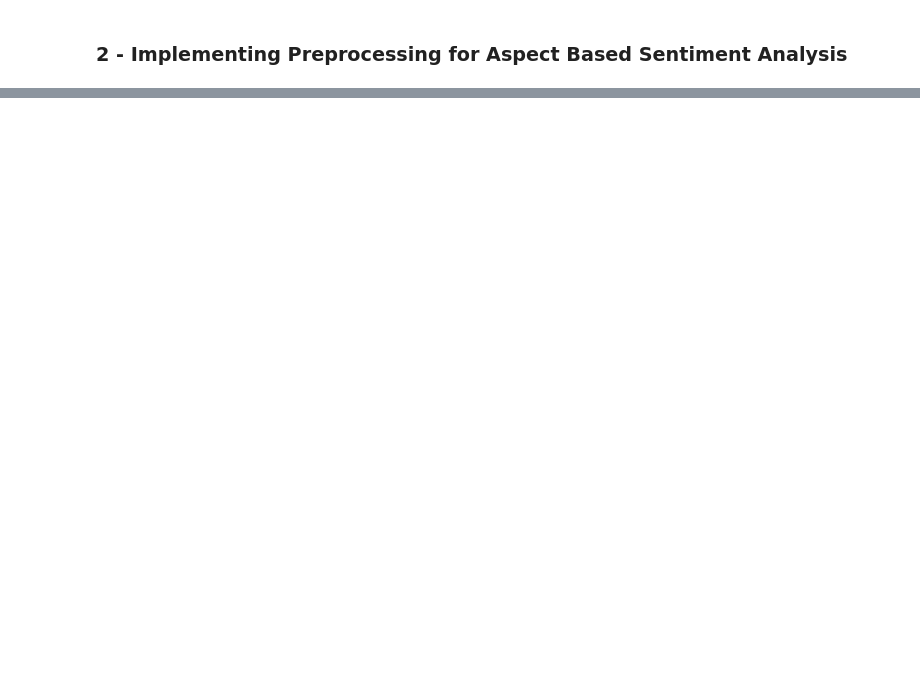
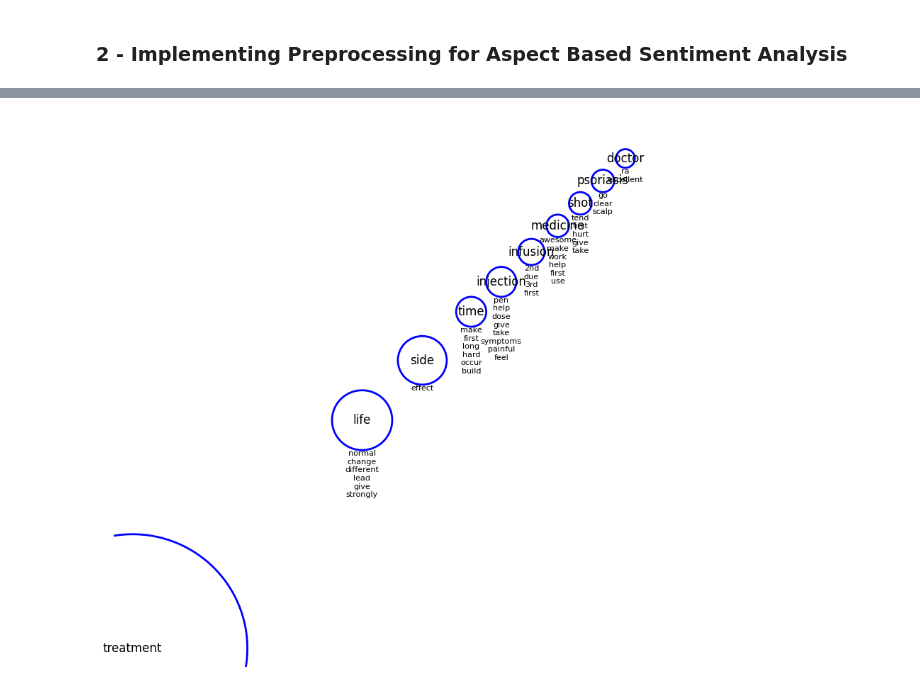
Before and after one commit to lolavtrc/quinten_healthcare, a Jupyter notebook: Aspect Based Sentiment Analysis.ipynb, the cells around one changed output, grey strips where cells are left out. Saved outputs shown, nothing was run; the diff lists cells and outputs as text; code cells hidden in the pictures; blank space fills up the shorter version.

Commit message:
preprocessing function added

```diff
--- a/Aspect Based Sentiment Analysis.ipynb
+++ b/Aspect Based Sentiment Analysis.ipynb
@@ -291,0 +469,5 @@ Step 6 : Done
+# %%
+# Preprocess the positive dataframe
+df_positive = df[df['sentiment']=='POSITIVE'].copy()
+df_positive_preprocessed = preprocessing_for_ABSA(df_positive)
+df_positive_preprocessed.head()
@@ -353,0 +571,7 @@ Final cluster :
+# %%
+positive_sorted_sentiments = extract_sentiments(df_positive_preprocessed)
+negative_sorted_sentiments = extract_sentiments(df_negative_preprocessed)
+
+print('Positive comments, top 15 sentiments')
+for i in range (15):
+    print(positive_sorted_sentiments[i])
@@ -353,0 +616,45 @@ Final cluster :
+# %%
+import matplotlib.pyplot as plt
+
+# Récupérer les 10 counts les plus grands
+top_10_sentiments = positive_sorted_sentiments[:10]
+
+# Créer une figure
+fig, ax = plt.subplots(figsize=(10, 10))
+
+# Définir les tailles de police
+large_font = 12
+small_font = 8
+
+# Coordonnées initiales des cercles
+x = 0
+y = 0
+
+# Parcourir les top 10 sentiments
+for sentiment, count, mots_associes in top_10_sentiments:
+    # Dessiner un cercle avec une taille basée sur le count
+    circle = plt.Circle((x, y), count, fill=False, color='b', linewidth=2)
+    ax.add_artist(circle)
+
+    # Ajouter le texte du sentiment en grand
+    ax.annotate(sentiment, (x, y), fontsize=large_font, ha='center', va='center')
+
+    # Ajouter les mots associés en petit en dessous
+    mots_text = '\n'.join(mots_associes)
+    ax.annotate(mots_text, (x, y - count), fontsize=small_font, ha='center', va='top')
+
+    # Décaler les coordonnées pour le prochain cercle
+    x += 2 * count
+    y += 2 * count
+
+# Ajuster les limites de l'axe pour tout afficher
+ax.set_xlim(-10, x + 10)
+ax.set_ylim(-10, y + 10)
+
+# Masquer les axes
+ax.axis('off')
+
+# Afficher la figure
+plt.show()
+# %% [output]
+[figure, added]
```
Also changed, not shown: parts of 18 cells of this notebook, 1 other file.
